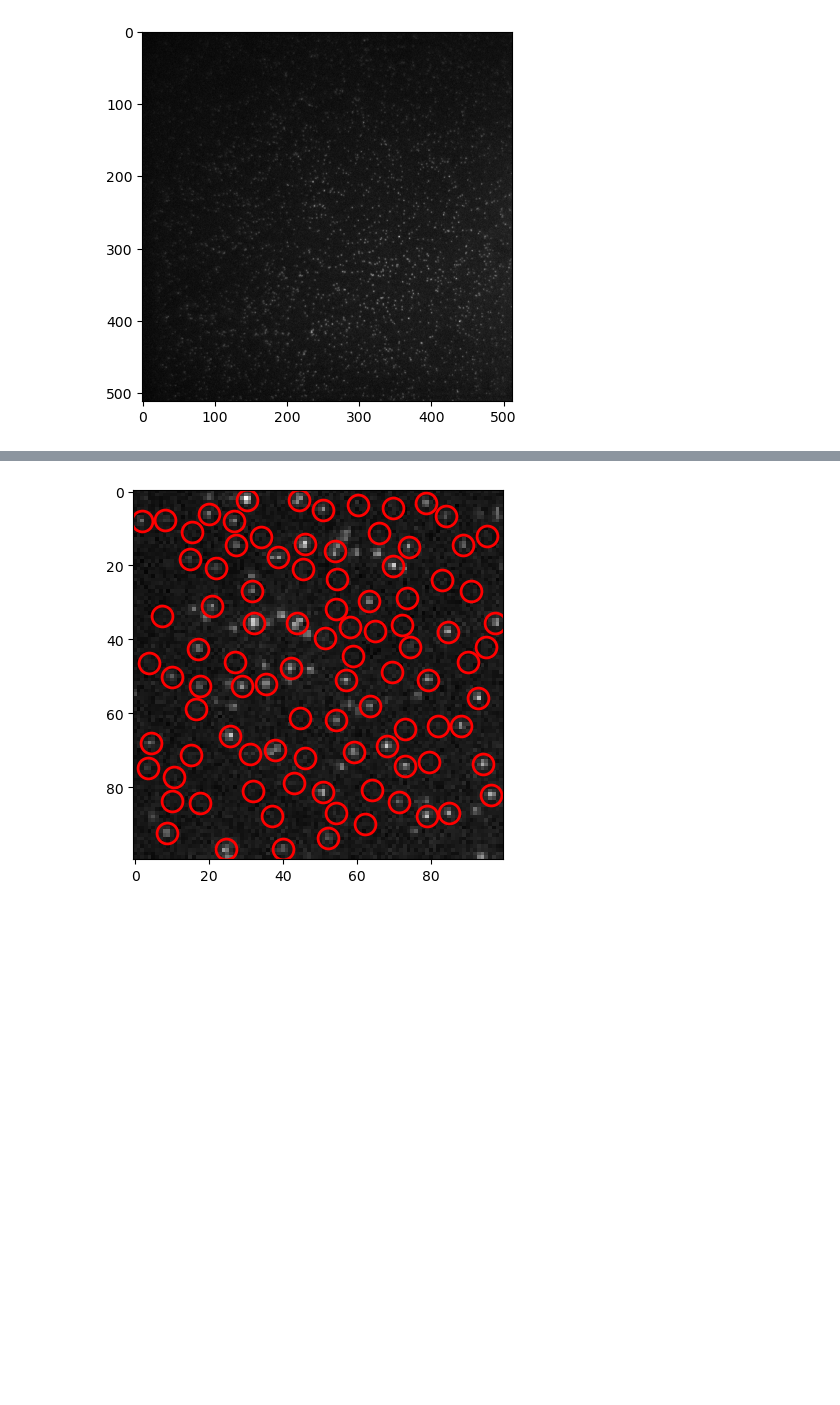
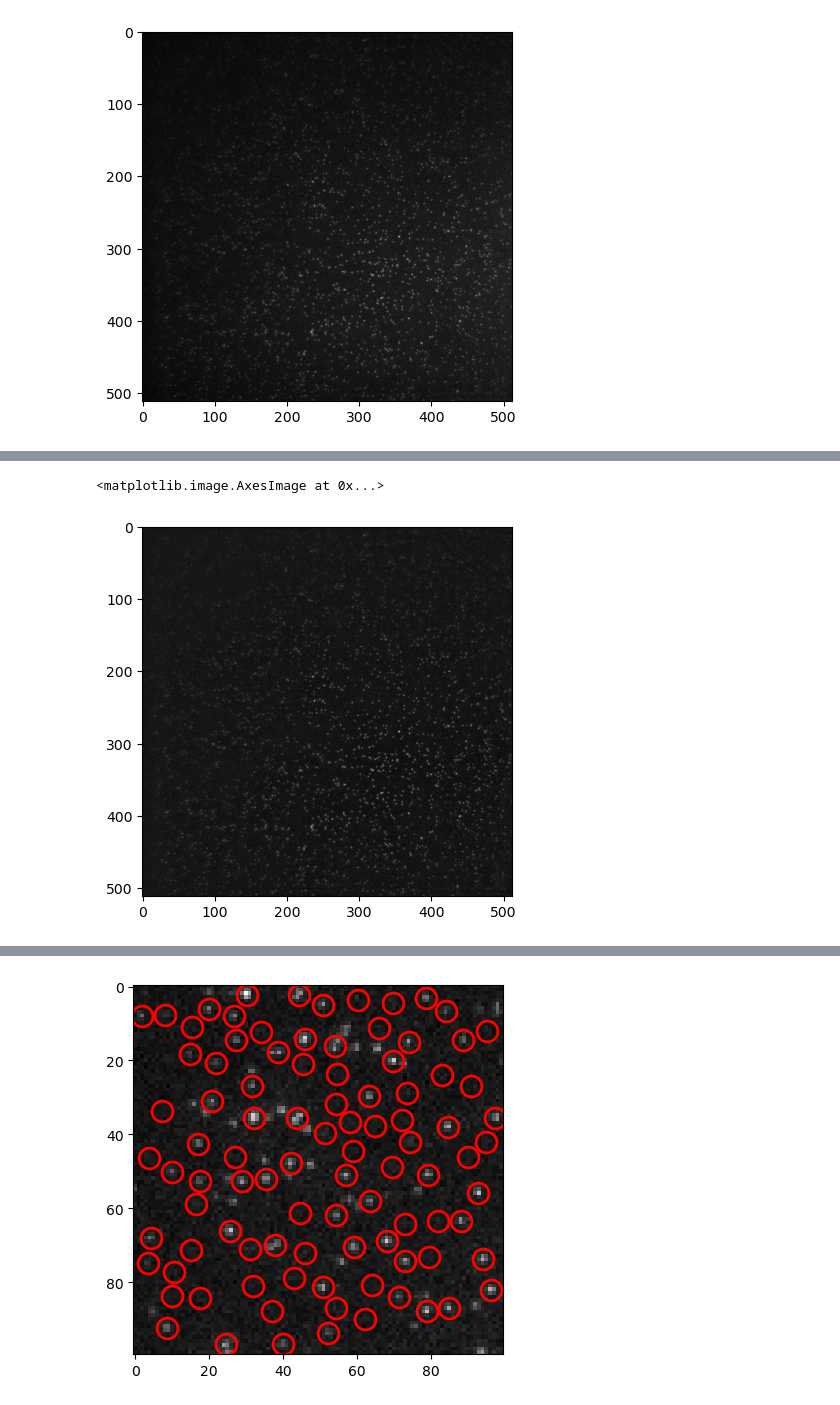
Before and after one commit to LucasJacquier/LumIn-microscopie-fluorescence, a Jupyter notebook: Pres_08_12.ipynb, the cells around one changed output, grey strips where cells are left out. Saved outputs shown, nothing was run; the diff lists cells and outputs as text; code cells hidden in the pictures; blank space fills up the shorter version.

```diff
--- a/Pres_08_12.ipynb
+++ b/Pres_08_12.ipynb
@@ -80,6 +83,17 @@ def detect_peaks(
         preprocess=False,
     )
     return out
+# %%
+def remove_background(
+    image: npt.NDArray, kernel_size: Optional[int] = 101, sigma: Optional[float] = None
+) -> npt.NDArray:
+    if sigma is None:
+        sigma = 0.3 * ((kernel_size - 1) * 0.5 - 1) + 0.8
+    background = cv.GaussianBlur(
+        src=image, ksize=(kernel_size, kernel_size), sigmaX=sigma
+    )
+    out = image - background
+    return out
 # %% [markdown]
 **Loading the data**
 # %%
@@ -139,0 +163,5 @@ plt.show()
+# %%
+plt.imshow(remove_background(img_init), cmap = 'gray')
+# %% [output]
+<matplotlib.image.AxesImage at 0x...>
+[figure, added]
```
Also changed, not shown: parts of 25 cells of this notebook, 2 other files.
